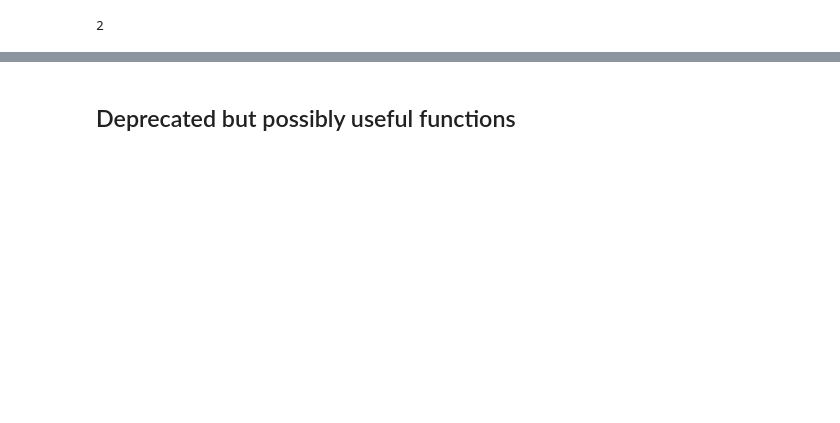
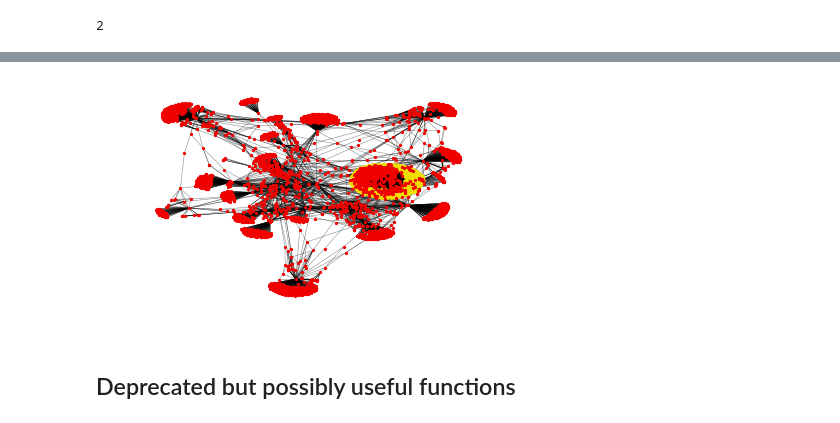
Before and after one commit to lapsya/100daysofcode, a Jupyter notebook: graph_clustering/vk_graph.ipynb, the cells around one changed output, grey strips where cells are left out. Saved outputs shown, nothing was run; the diff lists cells and outputs as text; code cells hidden in the pictures; blank space fills up the shorter version.

```diff
--- a/graph_clustering/vk_graph.ipynb
+++ b/graph_clustering/vk_graph.ipynb
@@ -409 +425,6 @@ Wall time: 11.5 s
+# %%
+%%time
+kmeans_clustering, kmeans_labels_nodes = cluster_graph(graph_piece,
+                                                       nodes_data[['has_age', 'has_education', 'has_location', 'avg_friend_degree']],
+                                                       'kmeans')
 # %%
@@ -423,3 +442,7 @@ draw_graph_waves(graph_piece, pos_shell, 'graph_shell_c', labels_nodes)
+# %%
+draw_graph_waves(graph_piece, pos_spring, 'graph_shell_kmeans', kmeans_labels_nodes)
+# %% [output]
+[figure, added]
 # %%
 %%time
 #adjacency = smth
```
Also changed, not shown: parts of 18 cells of this notebook, 1 other file.
